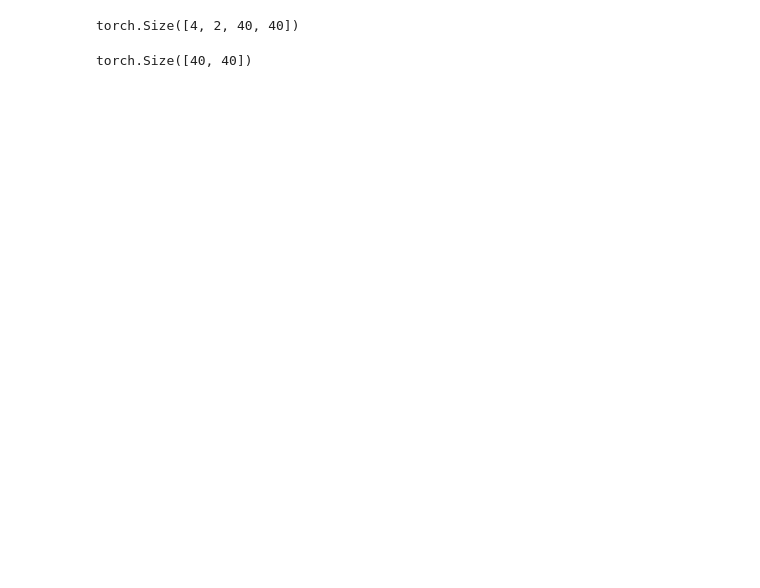
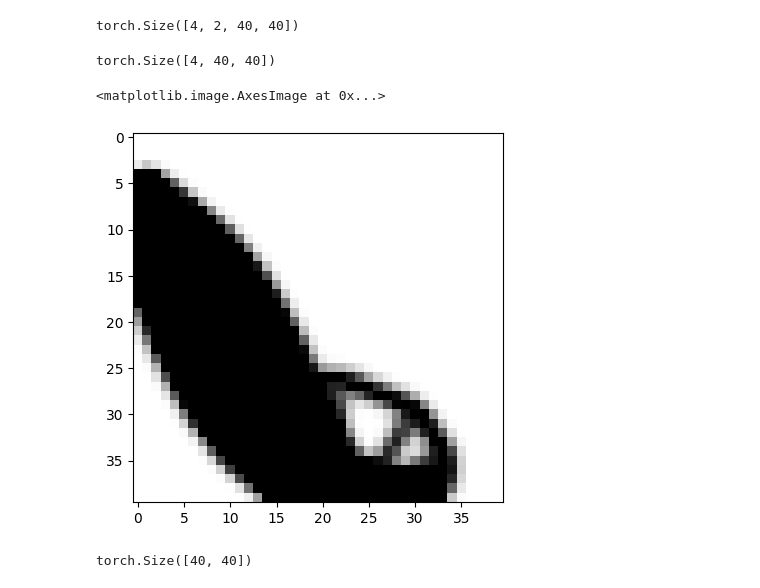
Before and after one commit to barracuda049/dl, a Jupyter notebook: model_fo_sw.ipynb, the cells around one changed output. Saved outputs shown, nothing was run; the diff lists cells and outputs as text; code cells hidden in the pictures; blank space fills up the shorter version.

```diff
--- a/model_fo_sw.ipynb
+++ b/model_fo_sw.ipynb
@@ -85,5 +290,5 @@ class ConvNet(nn.Module):
 train_set = [check[i] for i in range(8000)]
 test_set = [check[i] for i in range(8000, len(check))]
 # %%
-train_loader = DataLoader(dataset=train_set, batch_size=4, shuffle = True)
-test_set = DataLoader(dataset=test_set, batch_size=4, shuffle = True)
+train_loader = DataLoader(dataset=train_set, batch_size=100, shuffle = True)
+test_set = DataLoader(dataset=test_set, batch_size=100, shuffle = True)
@@ -94,6 +343,15 @@ exam, target = next(exiter)
 exam.shape
 # %% [output]
 torch.Size([4, 2, 40, 40])
+# %%
+target.shape
+# %% [output]
+torch.Size([4, 40, 40])
+# %%
+plt.imshow(target.view(4,1,40,40)[0][0], cmap = 'binary')
+# %% [output]
+<matplotlib.image.AxesImage at 0x...>
+[figure, added]
 # %%
 image_check = check[0][0]
 # %%
```
Also changed, not shown: parts of 27 cells of this notebook, 2 other files.
